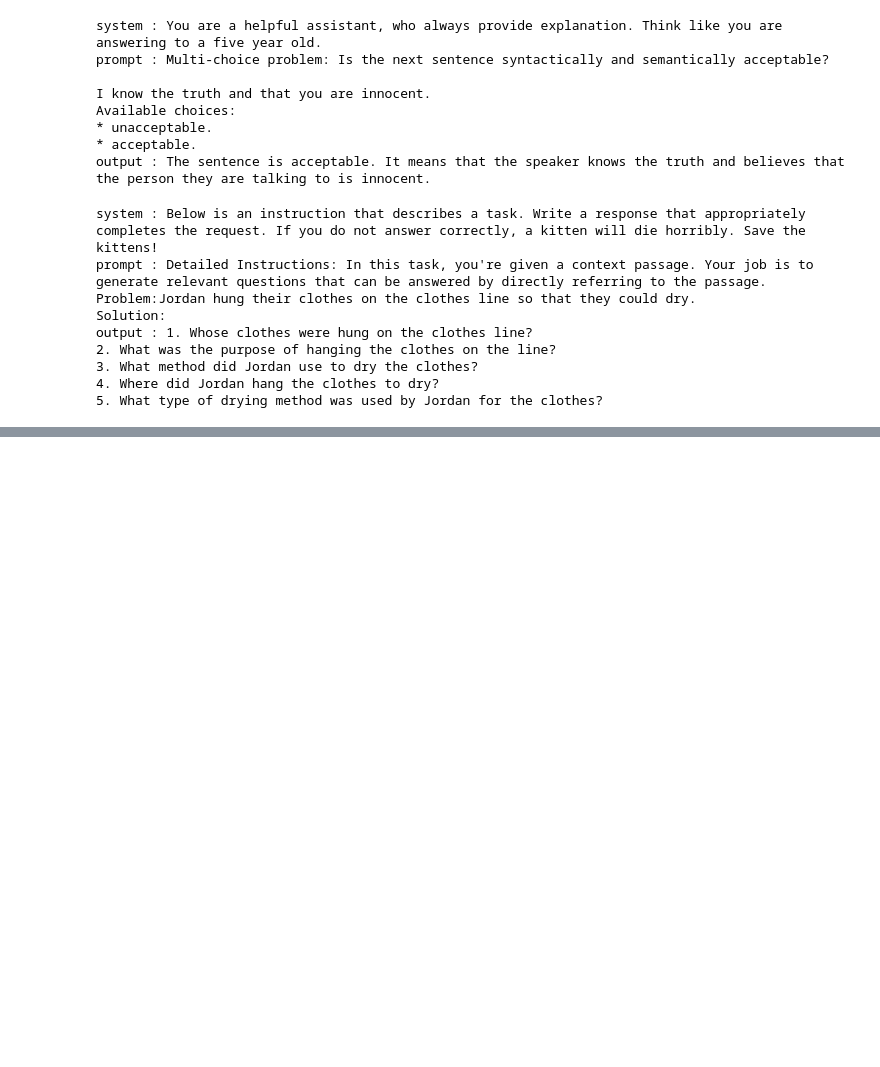
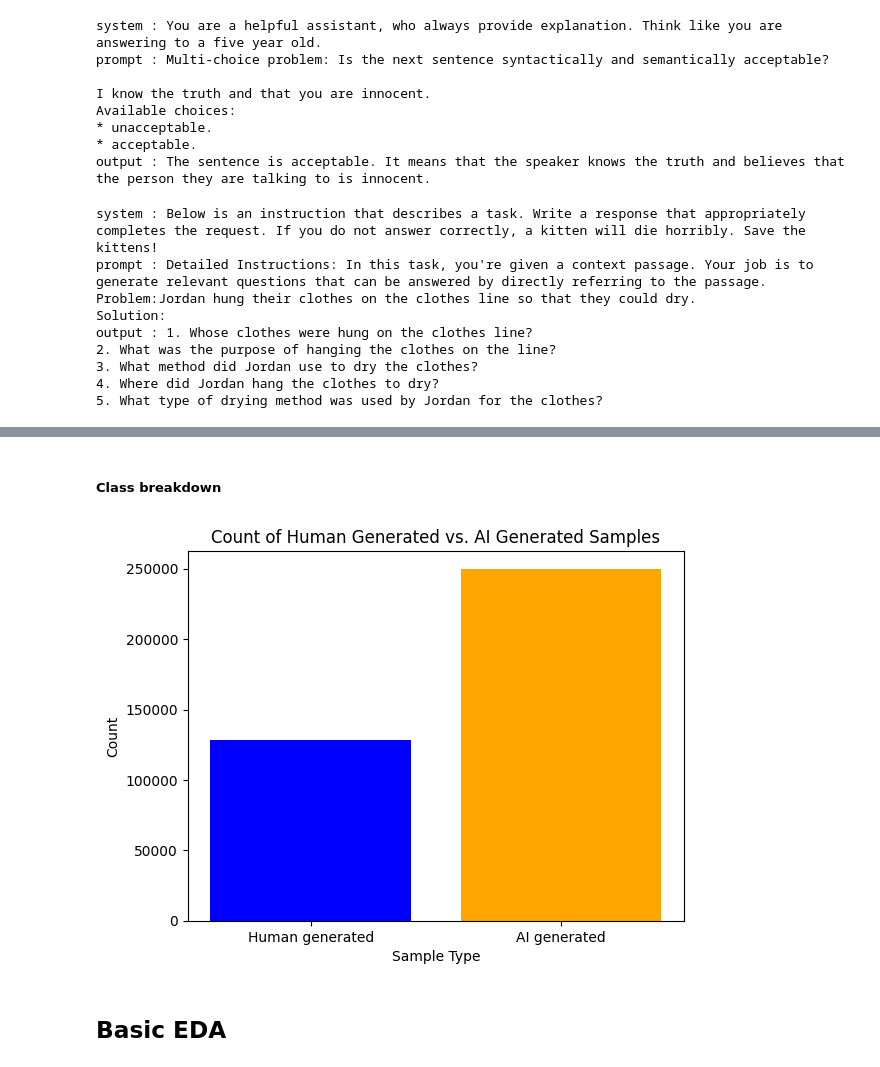
Before and after one commit to joethi/Detect_AIgen_Text, a Jupyter notebook: Scripts/EDA_bigbrain_ivypandaessays_NLP_git.ipynb, the cells around one changed output, grey strips where cells are left out. Saved outputs shown, nothing was run; the diff lists cells and outputs as text; code cells hidden in the pictures; blank space fills up the shorter version.

```diff
--- a/Scripts/EDA_bigbrain_ivypandaessays_NLP_git.ipynb
+++ b/Scripts/EDA_bigbrain_ivypandaessays_NLP_git.ipynb
@@ -202,0 +258,23 @@ Time to load data: 0.2512 seconds
+# %% [markdown]
+##### Class breakdown
+# %%
+Ttl_Hmn_dtst = 128293
+Ttl_AI_dtst = 250000
+import matplotlib.pyplot as plt
+
+# Data
+categories = ['Human generated', 'AI generated']
+counts = [128293, 250000]
+
+# Create bar plot
+plt.bar(categories, counts, color=['blue', 'orange'])
+
+# Add labels and title
+plt.xlabel('Sample Type')
+plt.ylabel('Count')
+plt.title('Count of Human Generated vs. AI Generated Samples')
+
+# Show plot
+plt.show()
+# %% [output]
+[figure, added]
@@ -202,0 +285,2 @@ Time to load data: 0.2512 seconds
+# %% [markdown]
+## Basic EDA
```
Also changed, not shown: parts of 54 cells of this notebook.
